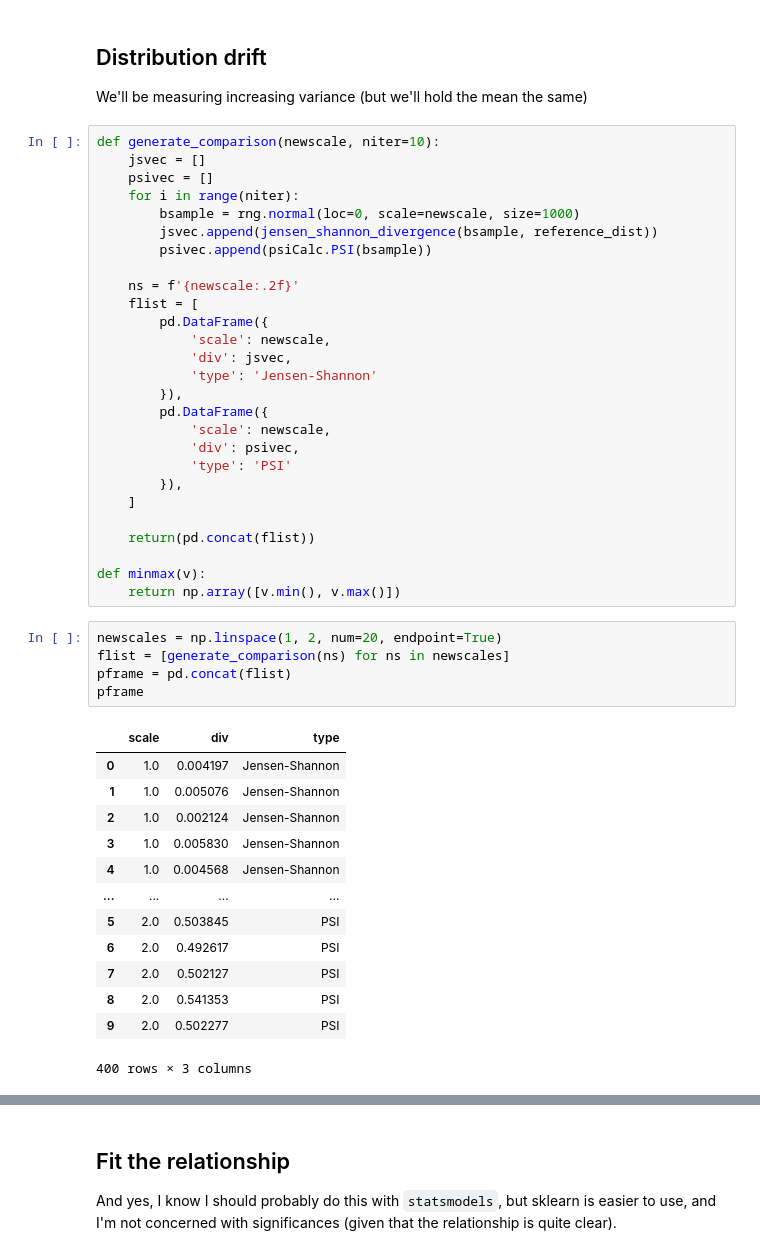
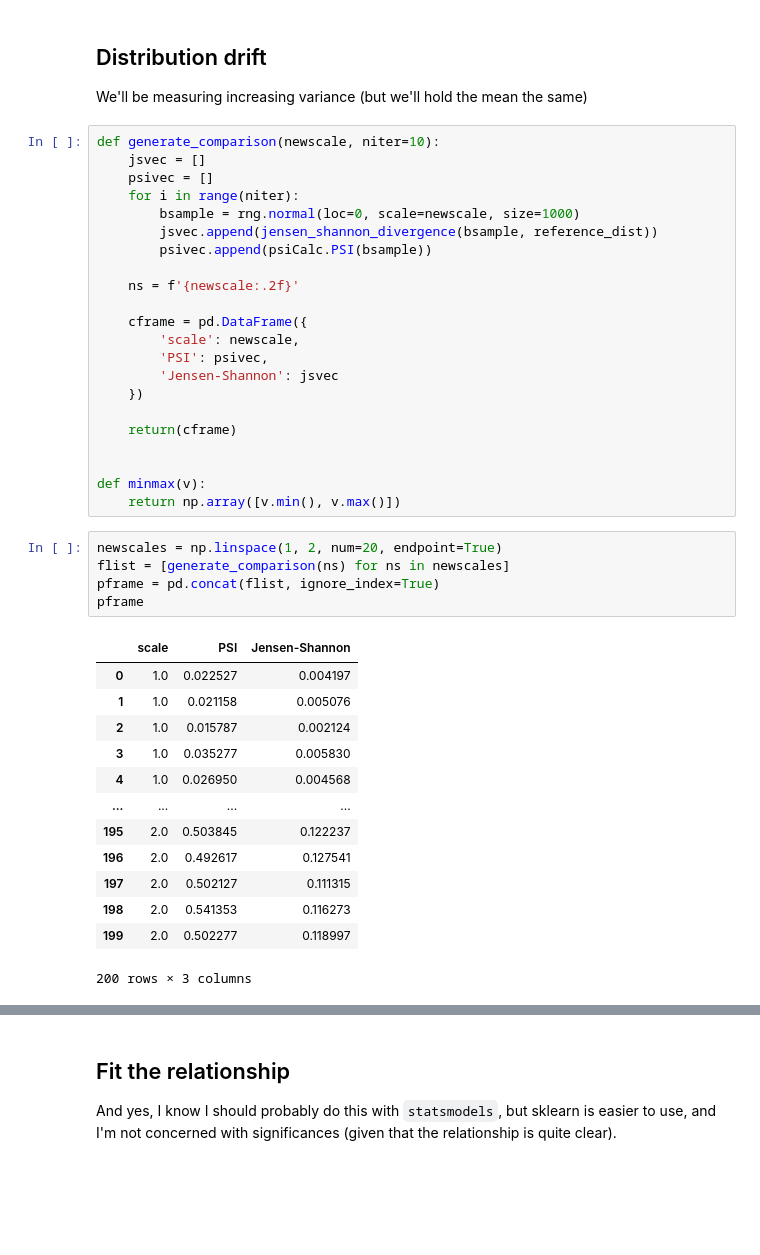
Before and after one commit to WinVector/TypicalityCoding, a Jupyter notebook: JS_thresholds.ipynb, the cells around one changed output, grey strips where cells are left out. Saved outputs shown, nothing was run; the diff lists cells and outputs as text; blank space fills up the shorter version.

```diff
--- a/JS_thresholds.ipynb
+++ b/JS_thresholds.ipynb
@@ -85,40 +85,35 @@ def generate_comparison(newscale, niter=10):
         psivec.append(psiCalc.PSI(bsample))
 
     ns = f'{newscale:.2f}'
-    flist = [
-        pd.DataFrame({
-            'scale': newscale,
-            'div': jsvec,
-            'type': 'Jensen-Shannon'
-        }),
-        pd.DataFrame({
-            'scale': newscale,
-            'div': psivec,
-            'type': 'PSI'
-        }),
-    ]
 
-    return(pd.concat(flist))
+    cframe = pd.DataFrame({
+        'scale': newscale,
+        'PSI': psivec,
+        'Jensen-Shannon': jsvec
+    })
+
+    return(cframe)
+
 
 def minmax(v):
     return np.array([v.min(), v.max()])
 # %%
 newscales = np.linspace(1, 2, num=20, endpoint=True)
 flist = [generate_comparison(ns) for ns in newscales]
-pframe = pd.concat(flist)
+pframe = pd.concat(flist, ignore_index=True)
 pframe
 # %% [output]
-|  | scale | div | type |
-| 0 | 1.0 | 0.004197 | Jensen-Shannon |
-| 1 | 1.0 | 0.005076 | Jensen-Shannon |
-| 2 | 1.0 | 0.002124 | Jensen-Shannon |
-| 3 | 1.0 | 0.005830 | Jensen-Shannon |
-| 4 | 1.0 | 0.004568 | Jensen-Shannon |
+|  | scale | PSI | Jensen-Shannon |
+| 0 | 1.0 | 0.022527 | 0.004197 |
+| 1 | 1.0 | 0.021158 | 0.005076 |
+| 2 | 1.0 | 0.015787 | 0.002124 |
+| 3 | 1.0 | 0.035277 | 0.005830 |
+| 4 | 1.0 | 0.026950 | 0.004568 |
 | ... | ... | ... | ... |
-| 5 | 2.0 | 0.503845 | PSI |
-| 6 | 2.0 | 0.492617 | PSI |
-| 7 | 2.0 | 0.502127 | PSI |
-| 8 | 2.0 | 0.541353 | PSI |
-| 9 | 2.0 | 0.502277 | PSI |
+| 195 | 2.0 | 0.503845 | 0.122237 |
+| 196 | 2.0 | 0.492617 | 0.127541 |
+| 197 | 2.0 | 0.502127 | 0.111315 |
+| 198 | 2.0 | 0.541353 | 0.116273 |
+| 199 | 2.0 | 0.502277 | 0.118997 |
-400 rows × 3 columns
+200 rows × 3 columns
 # %%
```
Also changed, not shown: parts of 14 cells of this notebook.
